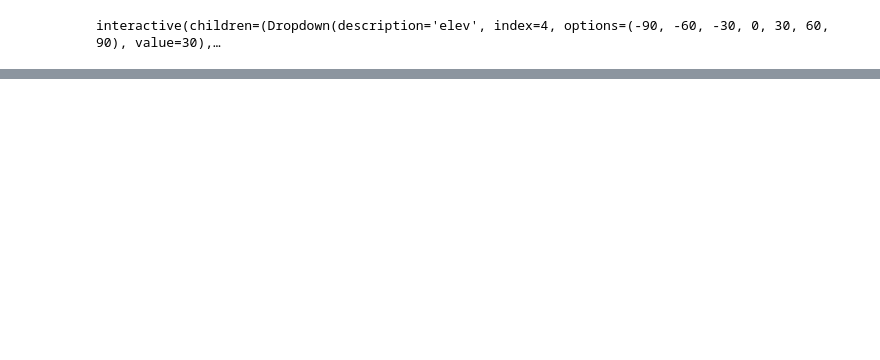
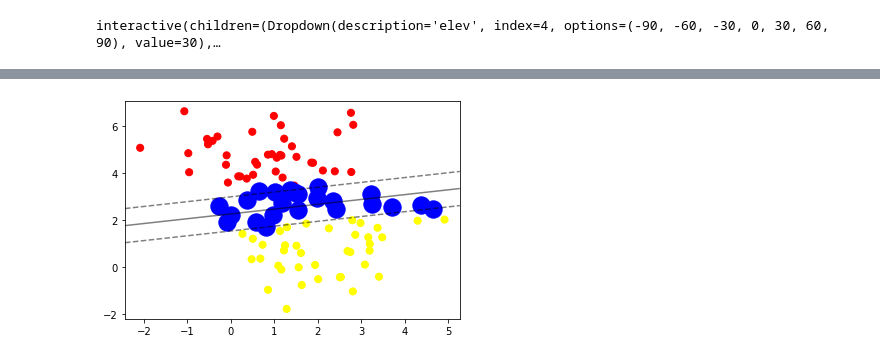
Before and after one commit to jmudy/python-ml-course, a Jupyter notebook: notebooks/Part 8 - Maquinas de Soporte Vectorial/T8 - 3 - SVM - Kernels.ipynb, the cells around one changed output, grey strips where cells are left out. Saved outputs shown, nothing was run; the diff lists cells and outputs as text; code cells hidden in the pictures; blank space fills up the shorter version.

```diff
--- a/notebooks/Part 8 - Maquinas de Soporte Vectorial/T8 - 3 - SVM - Kernels.ipynb
+++ b/notebooks/Part 8 - Maquinas de Soporte Vectorial/T8 - 3 - SVM - Kernels.ipynb
@@ -93,0 +110,8 @@ interactive(children=(Dropdown(description='elev', index=4, options=(-90, -60, -
+# %%
+plt.scatter(X[:, 0], X[:, 1], c=Y, s=50, cmap="autumn")
+model = SVC(kernel="linear", C=10)
+model.fit(X, Y)
+plt_svc(model)
+plt.show()
+# %% [output]
+[figure, added]
```
Also changed, not shown: parts of 11 cells of this notebook, 3 other files.
